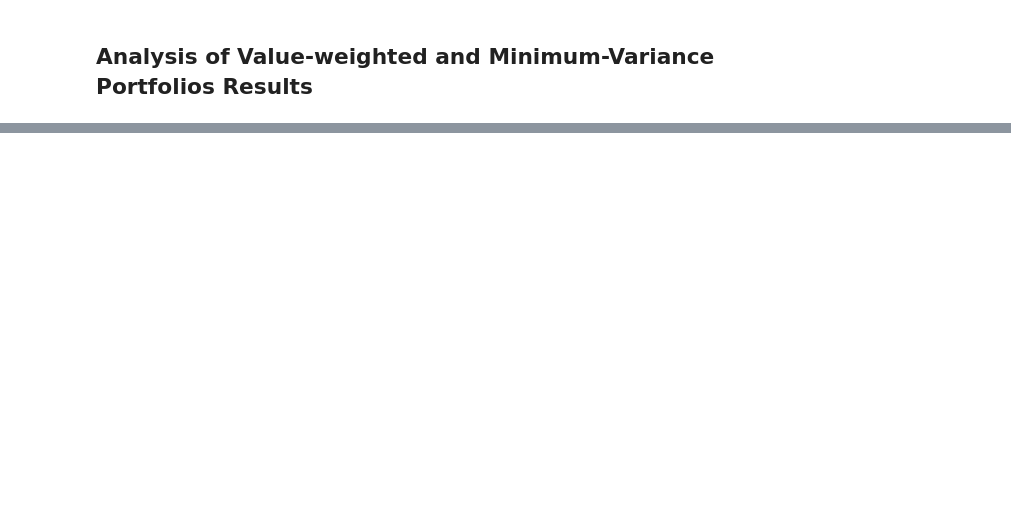
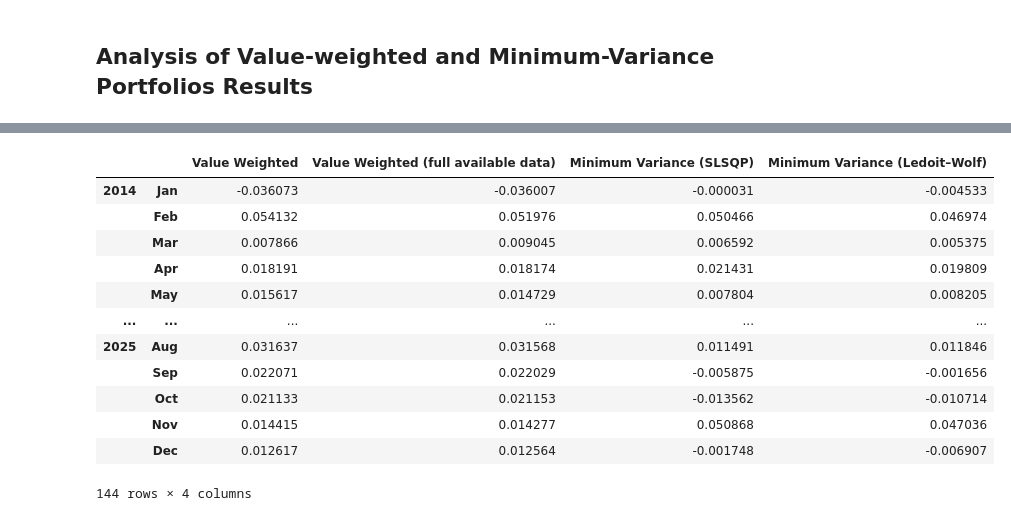
Before and after one commit to Quentinrezzo/Sustainability-Project, a Jupyter notebook: sustainability/notebook.ipynb, the cells around one changed output, grey strips where cells are left out. Cells and saved outputs as stored; diff of their text form; code cells hidden in the pictures; blank space fills up the shorter version.

```diff
--- a/sustainability/notebook.ipynb
+++ b/sustainability/notebook.ipynb
@@ -1065,0 +1113,23 @@ min_var_portfolio_2014_slsqp_returns
+# %%
+# Re-arrange the 4 returns dataframes into 1 column each in a new dataframe to be able to compare them easily
+comparison_df = pd.DataFrame({
+    'Value Weighted': value_weighted_portfolio_returns_df.stack(),
+    'Value Weighted (full available data)': value_weighted_portfolio_returns_fa_df.stack(),
+    'Minimum Variance (SLSQP)': min_var_portfolio_returns_slsqp_df.stack(),
+    'Minimum Variance (Ledoit–Wolf)': min_var_portfolio_returns_lw_df.stack()
+})
+comparison_df
+# %% [output]
+|  |  | Value Weighted | Value Weighted (full available data) | Minimum Variance (SLSQP) | Minimum Variance (Ledoit–Wolf) |
+| 2014 | Jan | -0.036073 | -0.036007 | -0.000031 | -0.004533 |
+|  | Feb | 0.054132 | 0.051976 | 0.050466 | 0.046974 |
+|  | Mar | 0.007866 | 0.009045 | 0.006592 | 0.005375 |
+|  | Apr | 0.018191 | 0.018174 | 0.021431 | 0.019809 |
+|  | May | 0.015617 | 0.014729 | 0.007804 | 0.008205 |
+| ... | ... | ... | ... | ... | ... |
+| 2025 | Aug | 0.031637 | 0.031568 | 0.011491 | 0.011846 |
+|  | Sep | 0.022071 | 0.022029 | -0.005875 | -0.001656 |
+|  | Oct | 0.021133 | 0.021153 | -0.013562 | -0.010714 |
+|  | Nov | 0.014415 | 0.014277 | 0.050868 | 0.047036 |
+|  | Dec | 0.012617 | 0.012564 | -0.001748 | -0.006907 |
+144 rows × 4 columns
```
Also changed, not shown: parts of 16 cells of this notebook.
